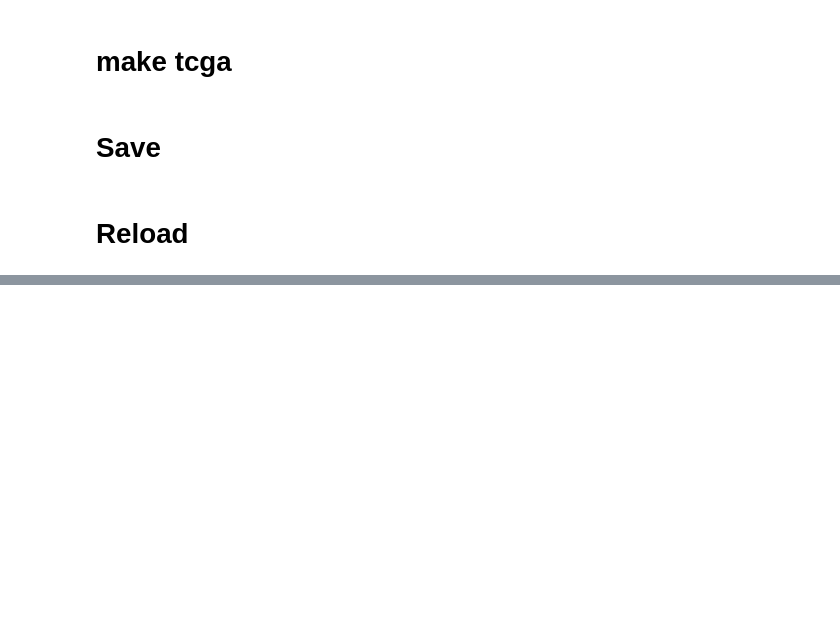
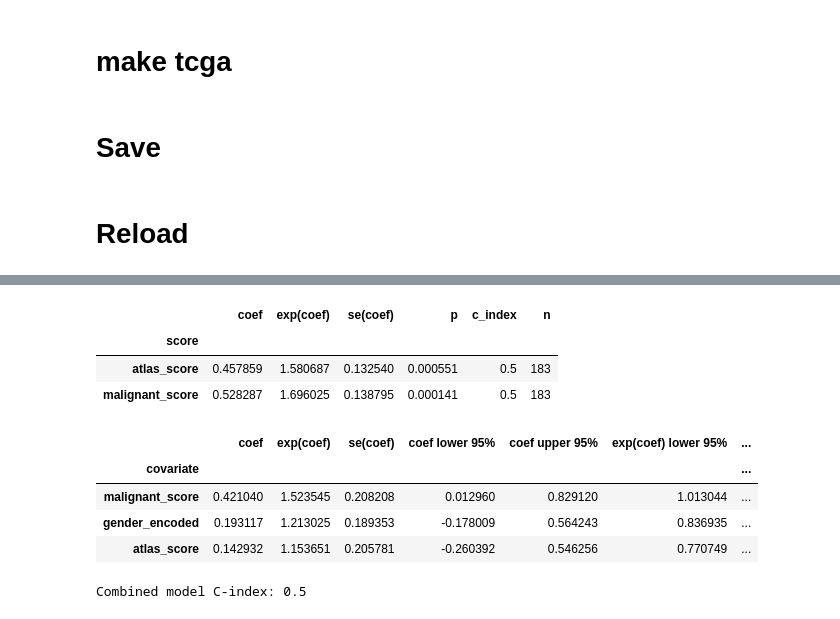
Before and after one commit to theislab/human-pancreas-cell-atlas, a Jupyter notebook: Downstream/TCGA.ipynb, the cells around one changed output, grey strips where cells are left out. Saved outputs shown, nothing was run; the diff lists cells and outputs as text; code cells hidden in the pictures; blank space fills up the shorter version.

```diff
--- a/Downstream/TCGA.ipynb
+++ b/Downstream/TCGA.ipynb
@@ -698,0 +353,45 @@ lower quartile n: 46
+# %%
+
+# -----------------------------
+# 5. Cox models for program scores
+# -----------------------------
+
+score_results = []
+
+for score in ["atlas_score", "malignant_score"]:
+    cph, cox_df = run_cox(df, [score])
+
+    row = cph.summary.loc[score].copy()
+    row["score"] = score
+    row["c_index"] = cph.concordance_index_
+    row["n"] = cox_df.shape[0]
+
+    score_results.append(row)
+
+score_results = pd.DataFrame(score_results).set_index("score")
+
+display(
+    score_results[
+        ["coef", "exp(coef)", "se(coef)", "p", "c_index", "n"]
+    ]
+)
+# %% [output]
+|  | coef | exp(coef) | se(coef) | p | c_index | n |
+| score |  |  |  |  |  |  |
+| atlas_score | 0.457859 | 1.580687 | 0.132540 | 0.000551 | 0.5 | 183 |
+| malignant_score | 0.528287 | 1.696025 | 0.138795 | 0.000141 | 0.5 | 183 |
+# %%
+
+# Optional model with both scores
+# Note: atlas_score is partly contained in malignant_score, so interpret cautiously.
+
+cph_both, cox_df_both = run_cox(df, ["malignant_score", "atlas_score"])
+display(cph_both.summary.sort_values("p"))
+print("Combined model C-index:", cph_both.concordance_index_)
+# %% [output]
+|  | coef | exp(coef) | se(coef) | coef lower 95% | coef upper 95% | exp(coef) lower 95% | ... |
+| covariate |  |  |  |  |  |  | ... |
+| malignant_score | 0.421040 | 1.523545 | 0.208208 | 0.012960 | 0.829120 | 1.013044 | ... |
+| gender_encoded | 0.193117 | 1.213025 | 0.189353 | -0.178009 | 0.564243 | 0.836935 | ... |
+| atlas_score | 0.142932 | 1.153651 | 0.205781 | -0.260392 | 0.546256 | 0.770749 | ... |
+Combined model C-index: 0.5
```
Also changed, not shown: parts of 27 cells of this notebook, 2 other files.
